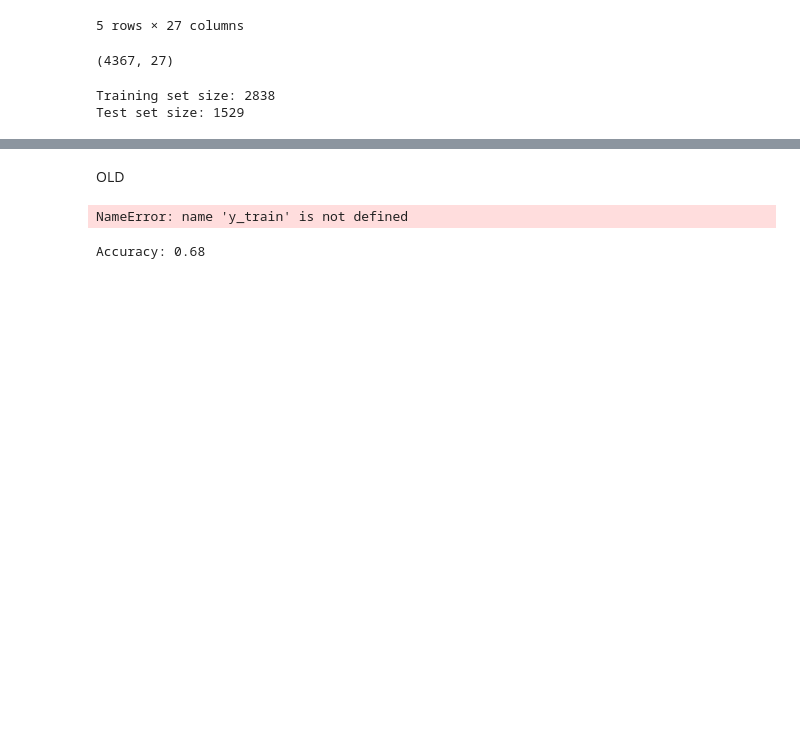
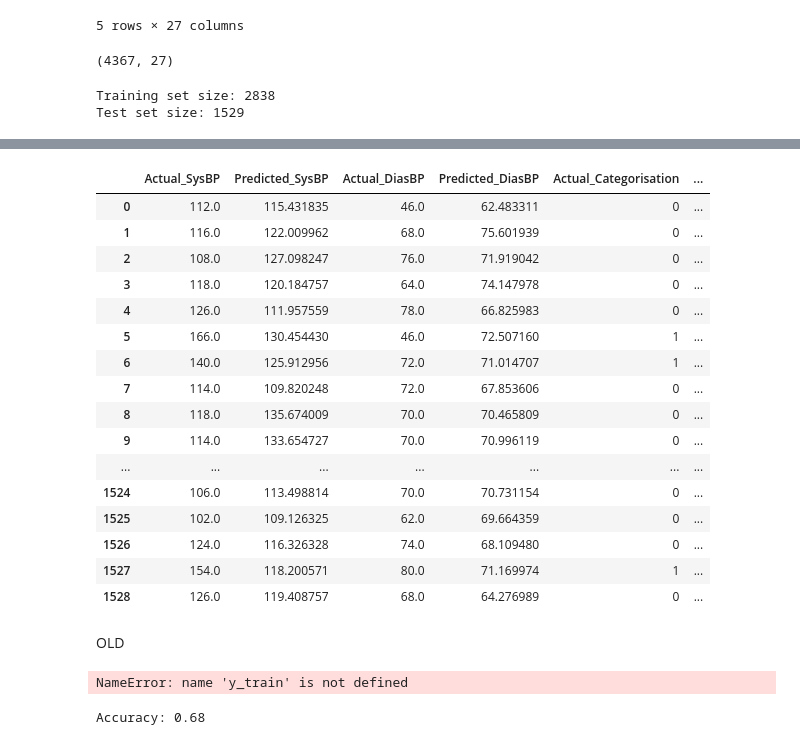
Before and after one commit to samcohen1/HypertensionML, a Jupyter notebook: hypertension_predictor.ipynb, the cells around one changed output, grey strips where cells are left out. Drawn from its saved outputs; the diff is of its cells as text; code cells hidden in the pictures; blank space fills up the shorter version.

```diff
--- a/hypertension_predictor.ipynb
+++ b/hypertension_predictor.ipynb
@@ -774,3 +857,23 @@ display(HTML(compare_df.to_html(max_rows=100, max_cols=100, notebook=True)))
+# %%
+display(HTML(compare_df.to_html(max_rows=100, max_cols=100, notebook=True)))
+# %% [output]
+|  | Actual_SysBP | Predicted_SysBP | Actual_DiasBP | Predicted_DiasBP | Actual_Categorisation | ... |
+| 0 | 112.0 | 115.431835 | 46.0 | 62.483311 | 0 | ... |
+| 1 | 116.0 | 122.009962 | 68.0 | 75.601939 | 0 | ... |
+| 2 | 108.0 | 127.098247 | 76.0 | 71.919042 | 0 | ... |
+| 3 | 118.0 | 120.184757 | 64.0 | 74.147978 | 0 | ... |
+| 4 | 126.0 | 111.957559 | 78.0 | 66.825983 | 0 | ... |
+| 5 | 166.0 | 130.454430 | 46.0 | 72.507160 | 1 | ... |
+| 6 | 140.0 | 125.912956 | 72.0 | 71.014707 | 1 | ... |
+| 7 | 114.0 | 109.820248 | 72.0 | 67.853606 | 0 | ... |
+| 8 | 118.0 | 135.674009 | 70.0 | 70.465809 | 0 | ... |
+| 9 | 114.0 | 133.654727 | 70.0 | 70.996119 | 0 | ... |
+| ... | ... | ... | ... | ... | ... | ... |
+| 1524 | 106.0 | 113.498814 | 70.0 | 70.731154 | 0 | ... |
+| 1525 | 102.0 | 109.126325 | 62.0 | 69.664359 | 0 | ... |
+| 1526 | 124.0 | 116.326328 | 74.0 | 68.109480 | 0 | ... |
+| 1527 | 154.0 | 118.200571 | 80.0 | 71.169974 | 1 | ... |
+| 1528 | 126.0 | 119.408757 | 68.0 | 64.276989 | 0 | ... |
 # %% [markdown]
 OLD
 # %%
```
Also changed, not shown: parts of 13 cells of this notebook.
